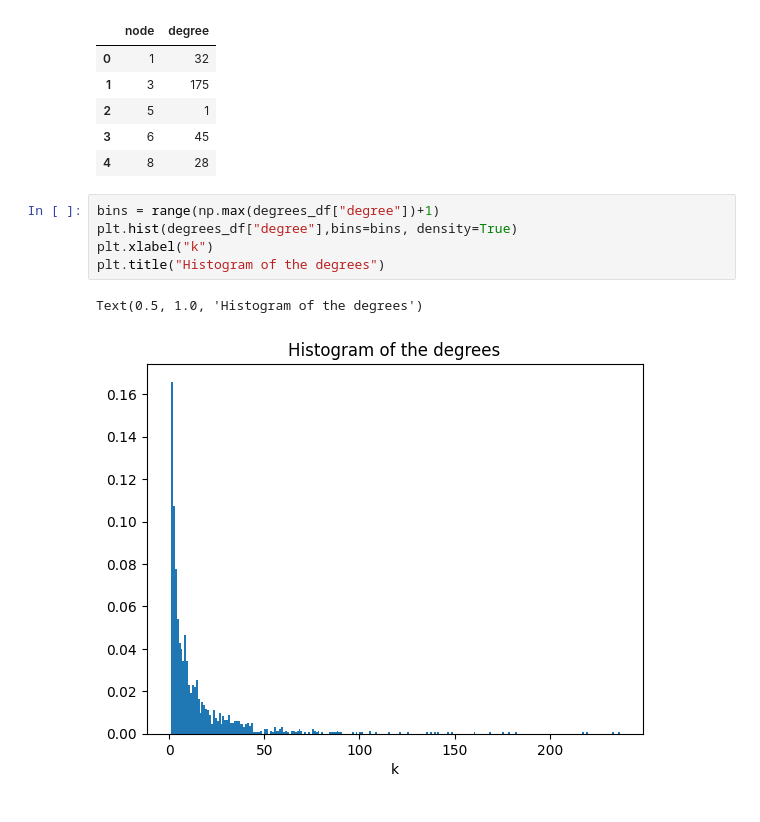
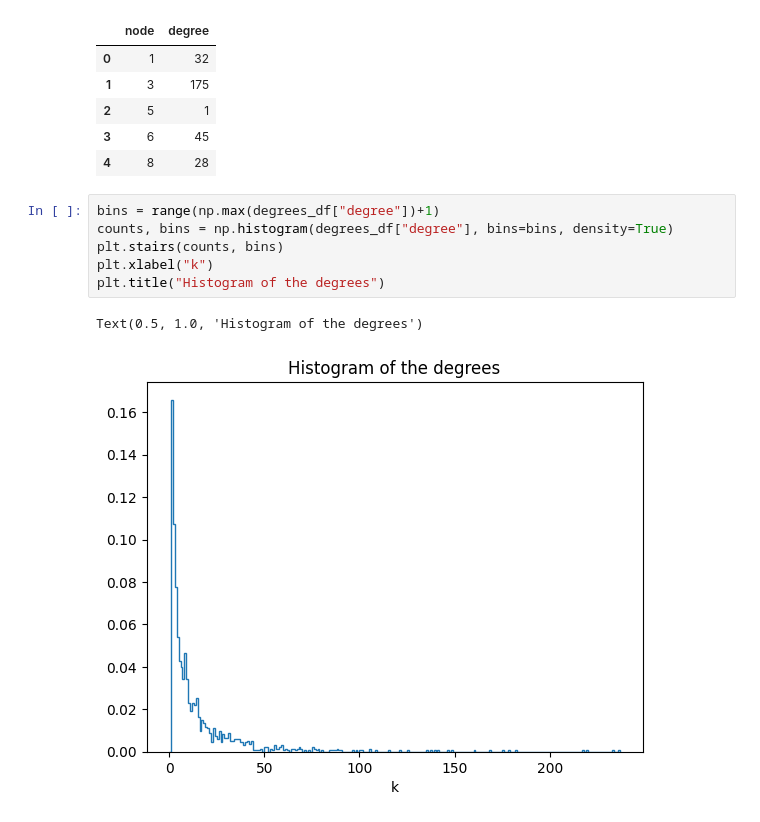
Before and after one commit to corinnawegner/Physics_of_complex_systems, a Jupyter notebook: Assignment 10/Assignment 10.ipynb, the cells around one changed output. Saved outputs shown, nothing was run; the diff lists cells and outputs as text.

```diff
--- a/Assignment 10/Assignment 10.ipynb
+++ b/Assignment 10/Assignment 10.ipynb
@@ -49,11 +51,12 @@ degrees_df.head()
 | 4 | 8 | 28 |
 # %%
 bins = range(np.max(degrees_df["degree"])+1)
-plt.hist(degrees_df["degree"],bins=bins, density=True)
+counts, bins = np.histogram(degrees_df["degree"], bins=bins, density=True)
+plt.stairs(counts, bins)
 plt.xlabel("k")
 plt.title("Histogram of the degrees")
 # %% [output]
 Text(0.5, 1.0, 'Histogram of the degrees')
-[figure, old version]
+[figure, new version]
 # %%
 x_log = np.log(np.arange(1,1+num_users))
```
Also changed, not shown: parts of 4 cells of this notebook.
